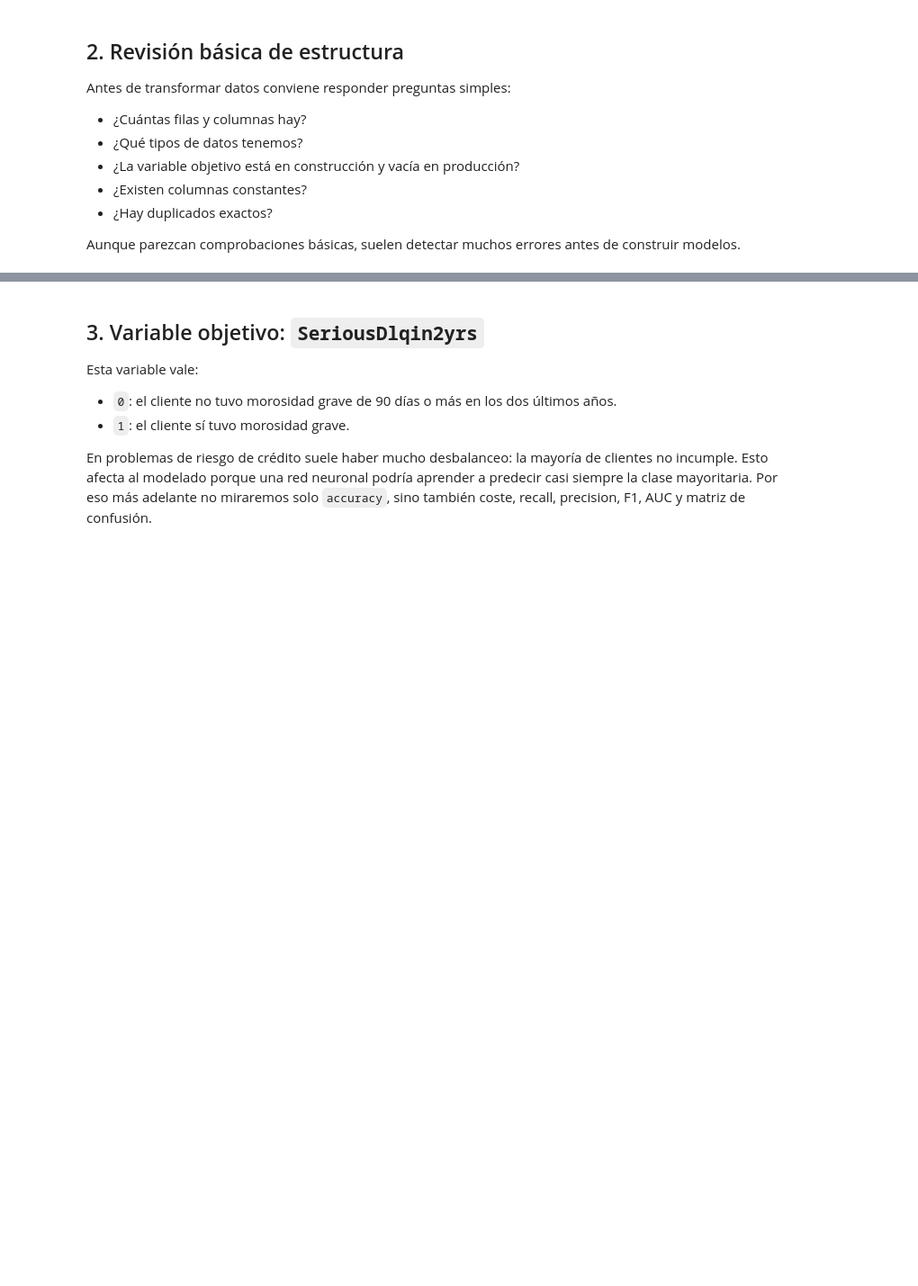
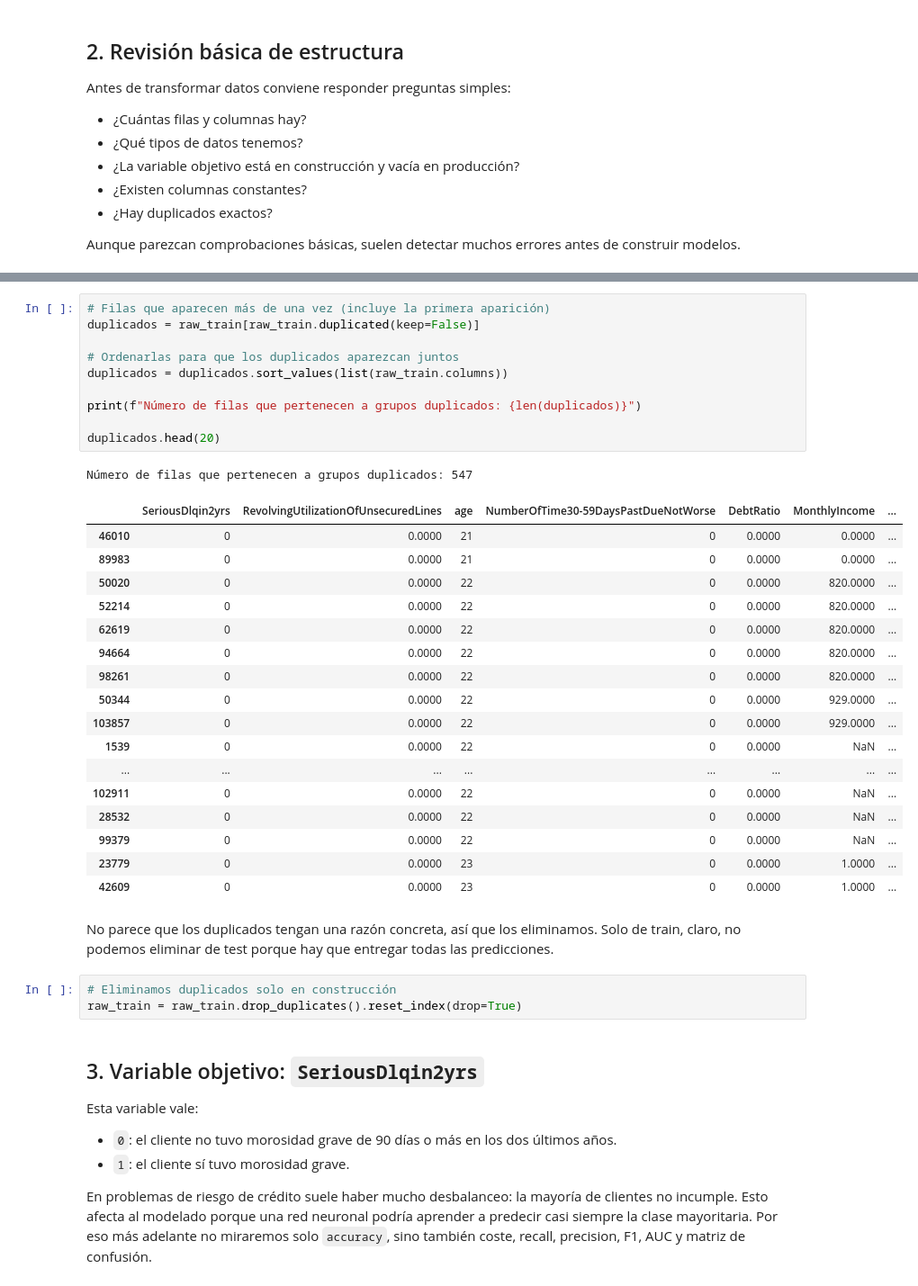
Before and after one commit to mirdbg/Credit_XAI, a Jupyter notebook: 01_EDA_Preprocesado.ipynb, the cells around one changed output, grey strips where cells are left out. Shown at 90% size. Saved outputs shown, nothing was run; the diff lists cells and outputs as text; blank space fills up the shorter version.

```diff
--- a/01_EDA_Preprocesado.ipynb
+++ b/01_EDA_Preprocesado.ipynb
@@ -170,3 +228,37 @@ print("Columnas constantes en producción:", constant_cols_prod)
+# %%
+# Filas que aparecen más de una vez (incluye la primera aparición)
+duplicados = raw_train[raw_train.duplicated(keep=False)]
+
+# Ordenarlas para que los duplicados aparezcan juntos
+duplicados = duplicados.sort_values(list(raw_train.columns))
+
+print(f"Número de filas que pertenecen a grupos duplicados: {len(duplicados)}")
+
+duplicados.head(20)
+# %% [output]
+Número de filas que pertenecen a grupos duplicados: 547
+|  | SeriousDlqin2yrs | RevolvingUtilizationOfUnsecuredLines | age | NumberOfTime30-59DaysPastDueNotWorse | DebtRatio | MonthlyIncome | ... |
+| 46010 | 0 | 0.0000 | 21 | 0 | 0.0000 | 0.0000 | ... |
+| 89983 | 0 | 0.0000 | 21 | 0 | 0.0000 | 0.0000 | ... |
+| 50020 | 0 | 0.0000 | 22 | 0 | 0.0000 | 820.0000 | ... |
+| 52214 | 0 | 0.0000 | 22 | 0 | 0.0000 | 820.0000 | ... |
+| 62619 | 0 | 0.0000 | 22 | 0 | 0.0000 | 820.0000 | ... |
+| 94664 | 0 | 0.0000 | 22 | 0 | 0.0000 | 820.0000 | ... |
+| 98261 | 0 | 0.0000 | 22 | 0 | 0.0000 | 820.0000 | ... |
+| 50344 | 0 | 0.0000 | 22 | 0 | 0.0000 | 929.0000 | ... |
+| 103857 | 0 | 0.0000 | 22 | 0 | 0.0000 | 929.0000 | ... |
+| 1539 | 0 | 0.0000 | 22 | 0 | 0.0000 | NaN | ... |
+| ... | ... | ... | ... | ... | ... | ... | ... |
+| 102911 | 0 | 0.0000 | 22 | 0 | 0.0000 | NaN | ... |
+| 28532 | 0 | 0.0000 | 22 | 0 | 0.0000 | NaN | ... |
+| 99379 | 0 | 0.0000 | 22 | 0 | 0.0000 | NaN | ... |
+| 23779 | 0 | 0.0000 | 23 | 0 | 0.0000 | 1.0000 | ... |
+| 42609 | 0 | 0.0000 | 23 | 0 | 0.0000 | 1.0000 | ... |
+# %% [markdown]
+No parece que los duplicados tengan una razón concreta, así que los eliminamos. Solo de train, claro, no podemos eliminar de test porque hay que entregar todas las predicciones.
+# %%
+# Eliminamos duplicados solo en construcción
+raw_train = raw_train.drop_duplicates().reset_index(drop=True)
 # %% [markdown]
 ## 3. Variable objetivo: `SeriousDlqin2yrs`
 
```
Also changed, not shown: parts of 39 cells of this notebook.
